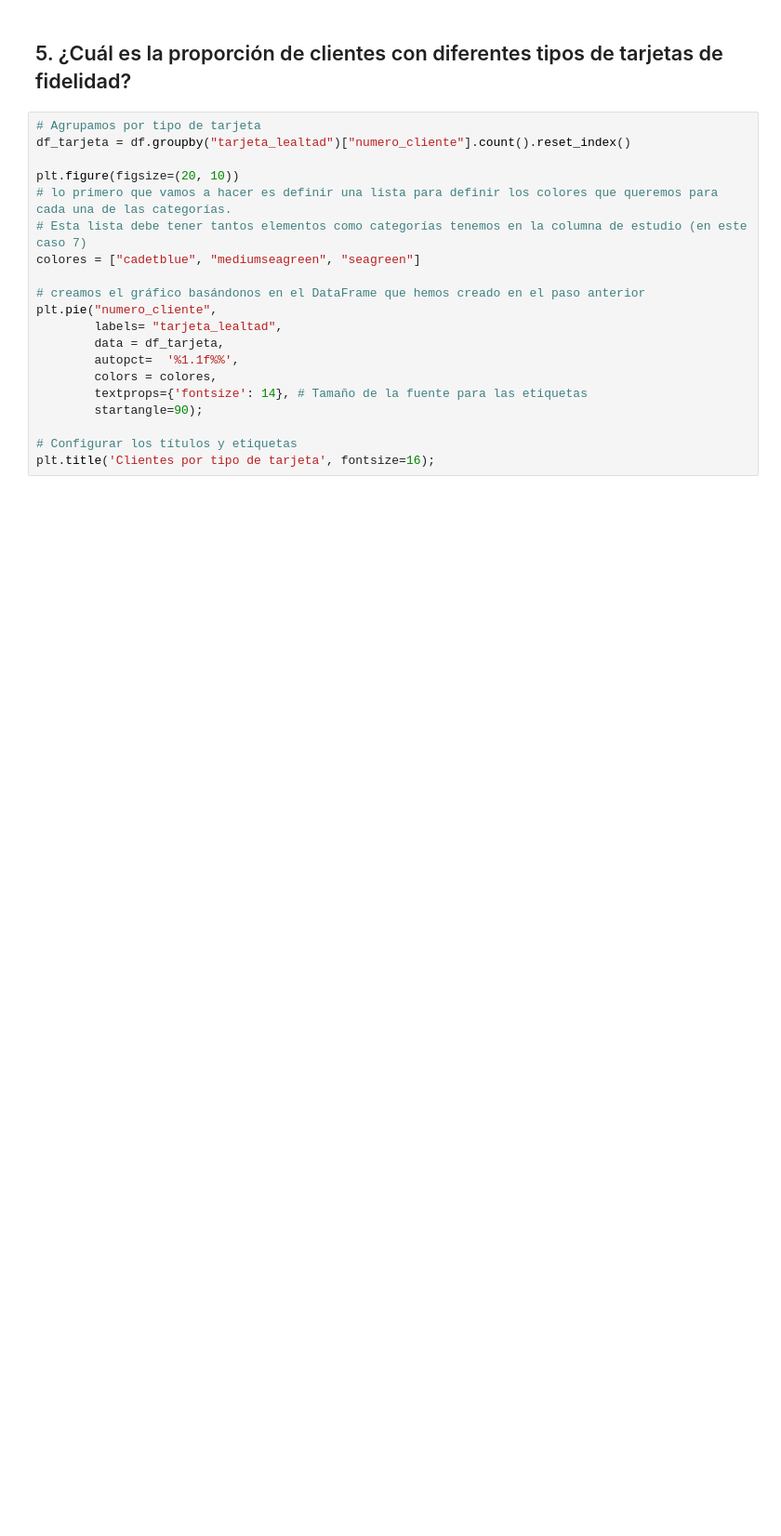
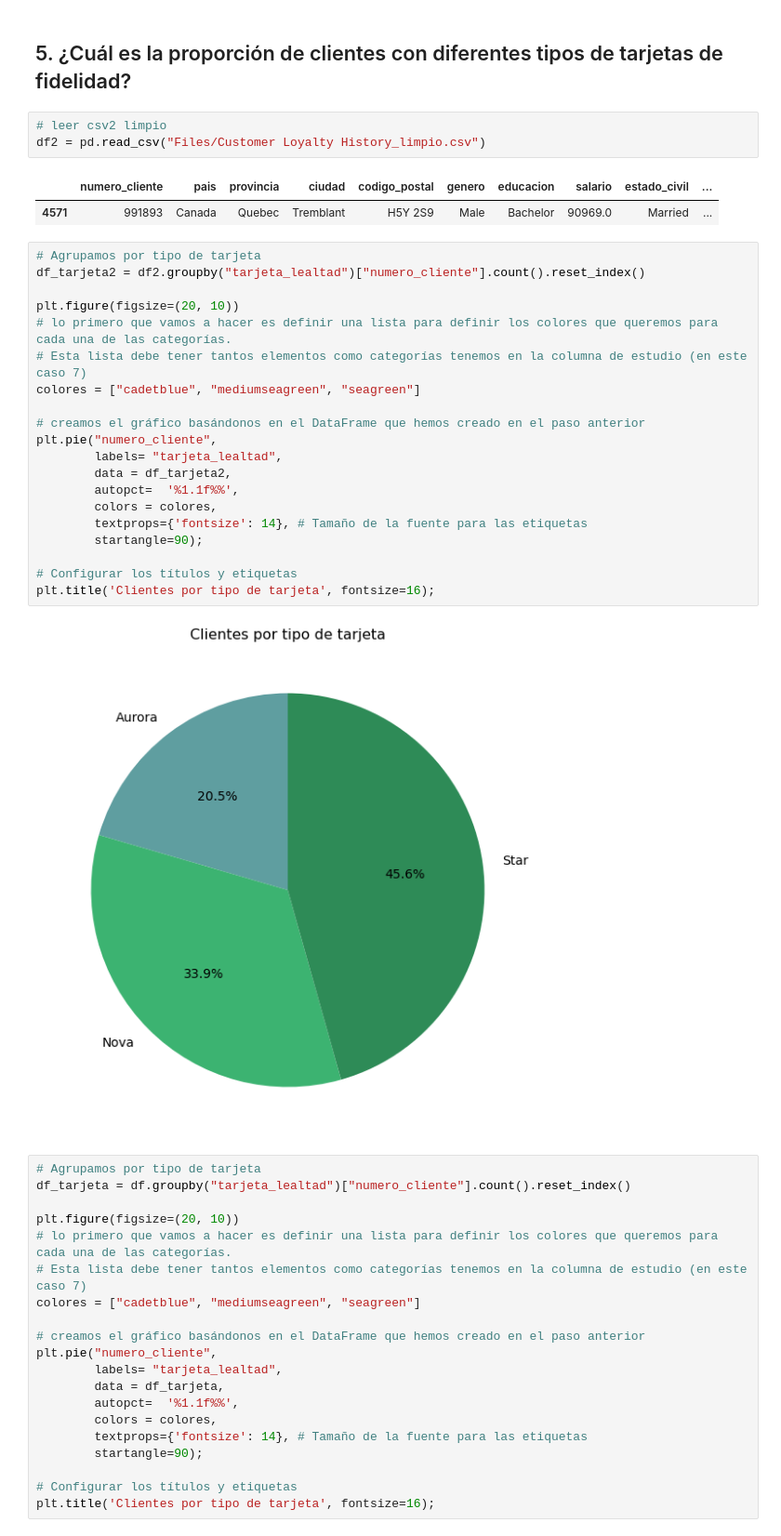
Before and after one commit to Adalab/bda-modulo-3-evaluacion-final-CarmenMoyano, a Jupyter notebook: Visualizacion.ipynb, the cells around one changed output. Shown at 93% size. Saved outputs shown, nothing was run; the diff lists cells and outputs as text; blank space fills up the shorter version.

```diff
--- a/Visualizacion.ipynb
+++ b/Visualizacion.ipynb
@@ -370,6 +349,34 @@ plt.gca().spines['top'].set_visible(False);
 [figure]
 # %% [markdown]
 ## 5. ¿Cuál es la proporción de clientes con diferentes tipos de tarjetas de fidelidad?
+# %%
+# leer csv2 limpio
+df2 = pd.read_csv("Files/Customer Loyalty History_limpio.csv")
+# %% [output]
+|  | numero_cliente | pais | provincia | ciudad | codigo_postal | genero | educacion | salario | estado_civil | ... |
+| 4571 | 991893 | Canada | Quebec | Tremblant | H5Y 2S9 | Male | Bachelor | 90969.0 | Married | ... |
+# %%
+# Agrupamos por tipo de tarjeta
+df_tarjeta2 = df2.groupby("tarjeta_lealtad")["numero_cliente"].count().reset_index()
+
+plt.figure(figsize=(20, 10))
+# lo primero que vamos a hacer es definir una lista para definir los colores que queremos para cada una de las categorías.
+# Esta lista debe tener tantos elementos como categorías tenemos en la columna de estudio (en este caso 7)
+colores = ["cadetblue", "mediumseagreen", "seagreen"]
+
+# creamos el gráfico basándonos en el DataFrame que hemos creado en el paso anterior
+plt.pie("numero_cliente",
+        labels= "tarjeta_lealtad",
+        data = df_tarjeta2,
+        autopct=  '%1.1f%%',
+        colors = colores,
+        textprops={'fontsize': 14}, # Tamaño de la fuente para las etiquetas
+        startangle=90);
+
+# Configurar los títulos y etiquetas
+plt.title('Clientes por tipo de tarjeta', fontsize=16);
+# %% [output]
+[figure, added]
 # %%
 # Agrupamos por tipo de tarjeta
 df_tarjeta = df.groupby("tarjeta_lealtad")["numero_cliente"].count().reset_index()
```
Also changed, not shown: parts of 11 cells of this notebook, 5 other files.
